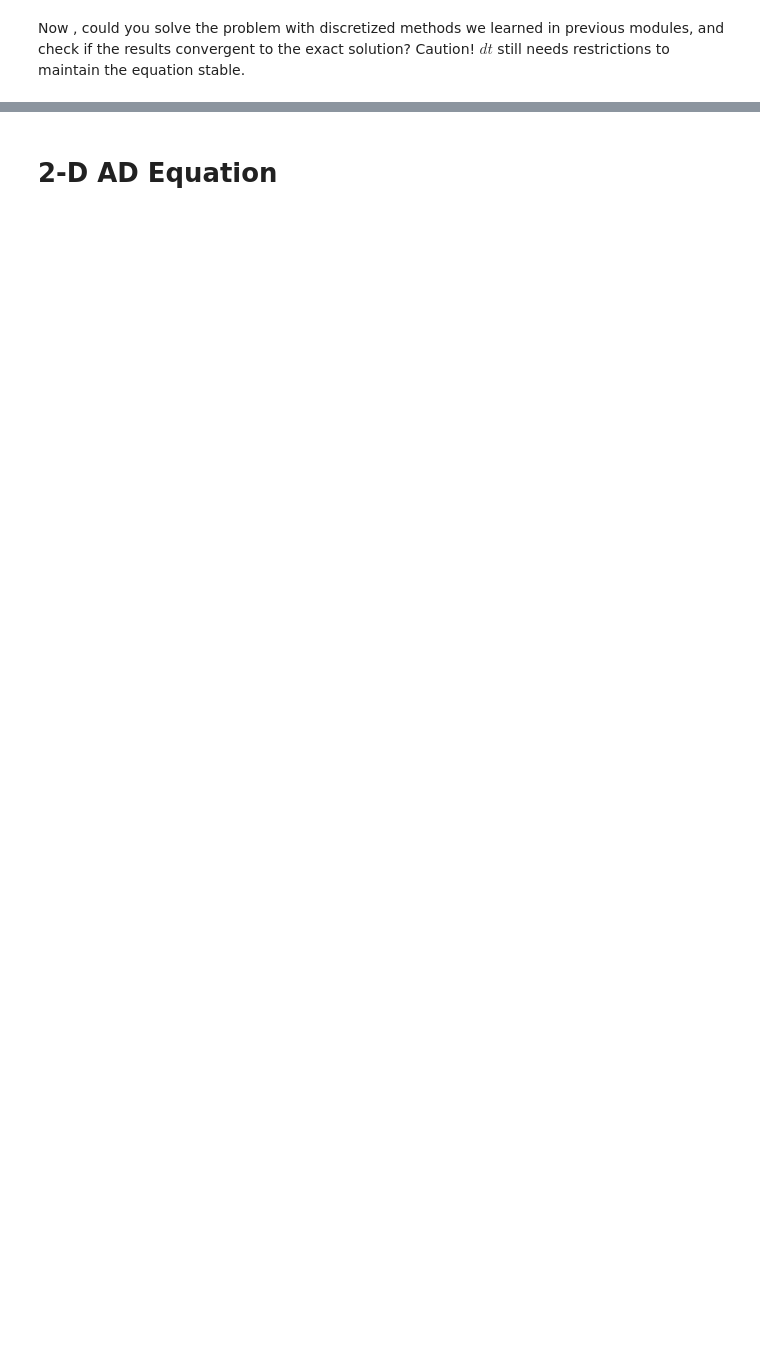
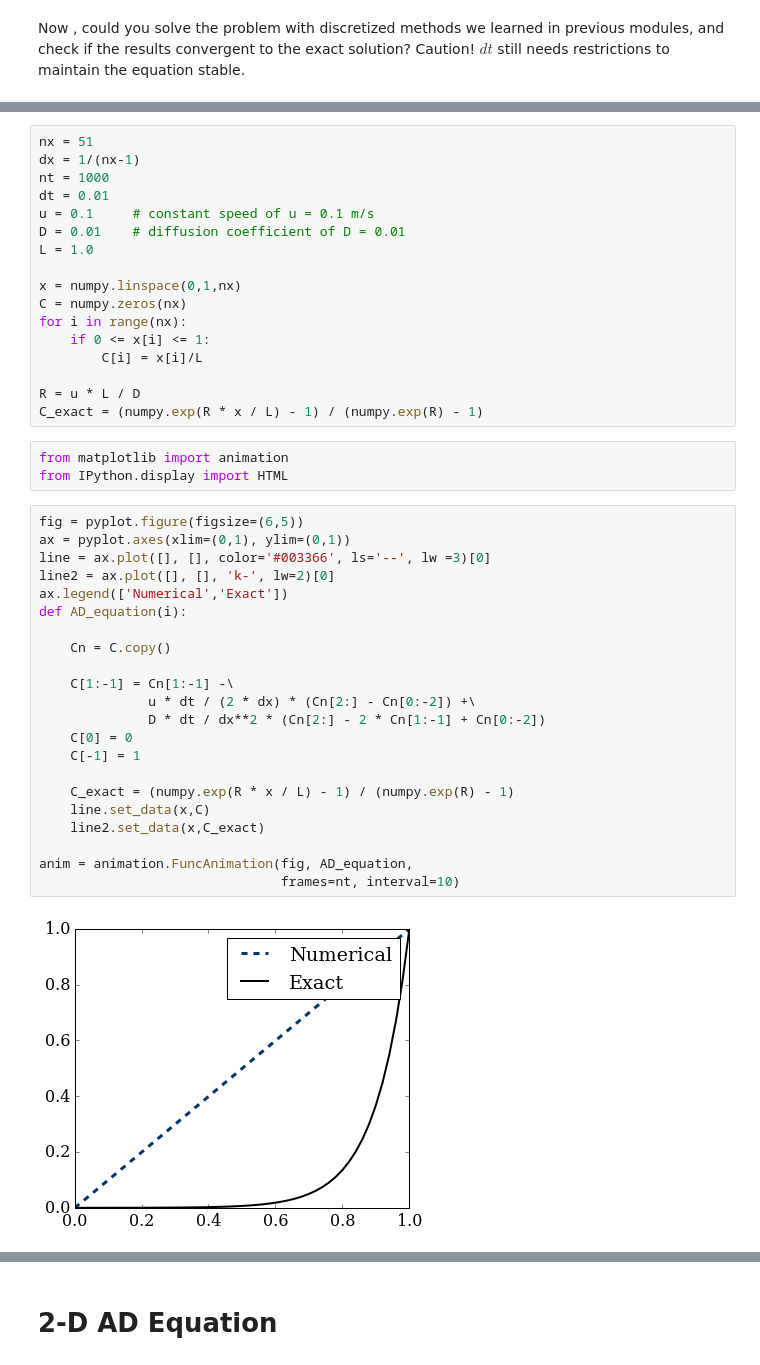
Before and after one commit to numerical-mooc/assignment-bank-2016, a Jupyter notebook: yueyang1992/AD_equation_final.ipynb, the cells around one changed output, grey strips where cells are left out. Drawn from its saved outputs; the diff is of its cells as text; blank space fills up the shorter version.

```diff
--- a/yueyang1992/AD_equation_final.ipynb
+++ b/yueyang1992/AD_equation_final.ipynb
@@ -29,0 +40,44 @@ Now , could you solve the problem with discretized methods we learned in previou
+# %%
+nx = 51
+dx = 1/(nx-1)
+nt = 1000
+dt = 0.01
+u = 0.1     # constant speed of u = 0.1 m/s
+D = 0.01    # diffusion coefficient of D = 0.01
+L = 1.0
+
+x = numpy.linspace(0,1,nx)
+C = numpy.zeros(nx)
+for i in range(nx):
+    if 0 <= x[i] <= 1:
+        C[i] = x[i]/L
+
+R = u * L / D
+C_exact = (numpy.exp(R * x / L) - 1) / (numpy.exp(R) - 1)
+# %%
+from matplotlib import animation
+from IPython.display import HTML
+# %%
+fig = pyplot.figure(figsize=(6,5))
+ax = pyplot.axes(xlim=(0,1), ylim=(0,1))
+line = ax.plot([], [], color='#003366', ls='--', lw =3)[0]
+line2 = ax.plot([], [], 'k-', lw=2)[0]
+ax.legend(['Numerical','Exact'])
+def AD_equation(i):
+
+    Cn = C.copy()
+
+    C[1:-1] = Cn[1:-1] -\
+              u * dt / (2 * dx) * (Cn[2:] - Cn[0:-2]) +\
+              D * dt / dx**2 * (Cn[2:] - 2 * Cn[1:-1] + Cn[0:-2])
+    C[0] = 0
+    C[-1] = 1
+
+    C_exact = (numpy.exp(R * x / L) - 1) / (numpy.exp(R) - 1)
+    line.set_data(x,C)
+    line2.set_data(x,C_exact)
+
+anim = animation.FuncAnimation(fig, AD_equation,
+                               frames=nt, interval=10)
+# %% [output]
+[figure, added]
```
Also changed, not shown: parts of 7 cells of this notebook.
